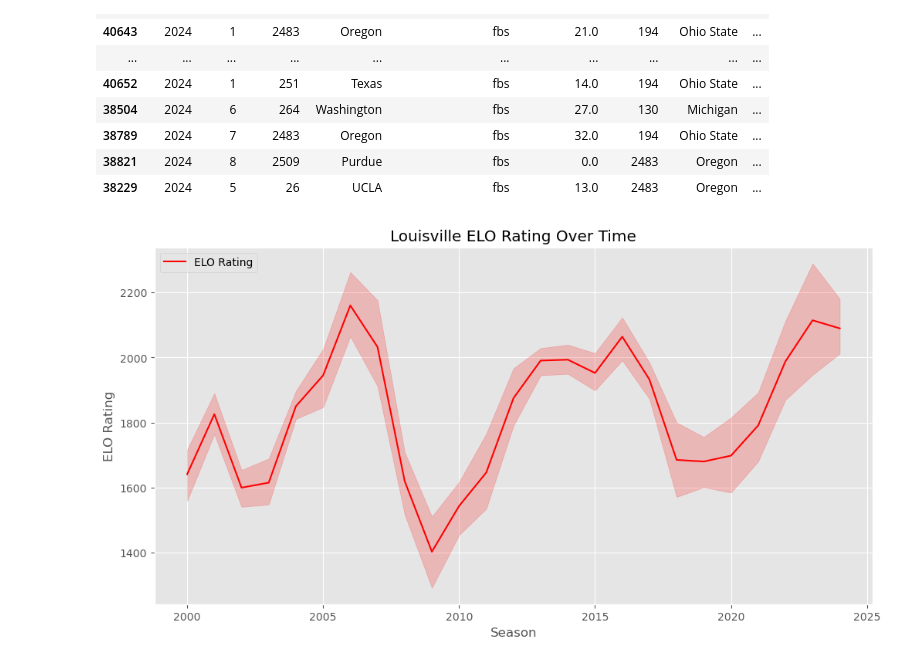
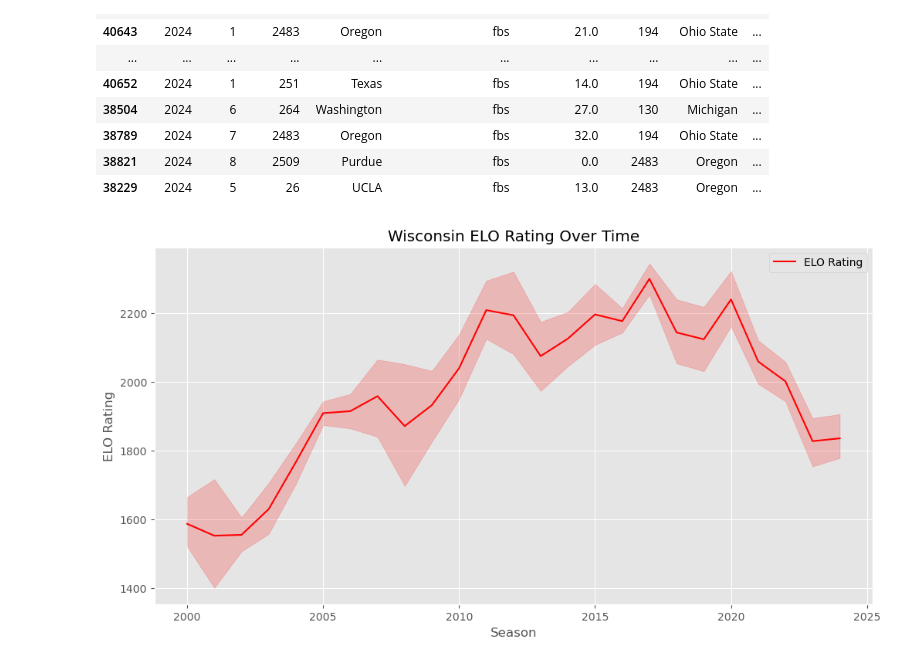
Before and after one commit to lneuendorf/4th-down-models, a Jupyter notebook: notebooks/elo.ipynb, the cells around one changed output. Drawn from its saved outputs; the diff is of its cells as text; code cells hidden in the pictures.

Commit message:
wisconsin elo plot

```diff
--- a/notebooks/elo.ipynb
+++ b/notebooks/elo.ipynb
@@ -233,24 +233,23 @@ df.query("season == 2024").sort_values('away_elo_post', ascending=False).head(20
 | 38821 | 2024 | 8 | 2509 | Purdue | fbs | 0.0 | 2483 | Oregon | ... |
 | 38229 | 2024 | 5 | 26 | UCLA | fbs | 13.0 | 2483 | Oregon | ... |
 # %%
-# can you create a plot of Wisconsin's ELO rating over time? plotying season on the x-axis and ELO rating on the y-axis
 import matplotlib.pyplot as plt
 import seaborn as sns
 
-team = "Louisville"
+team = "Wisconsin"
 
 df_wisconsin = df.query("home_team == @team | away_team == @team").copy()
 df_wisconsin.loc[:, 'elo'] = df_wisconsin['home_elo'].where(df_wisconsin['home_team'] == team, df_wisconsin['away_elo'])
 df_wisconsin.loc[:, 'elo_post'] = df_wisconsin['home_elo_post'].where(df_wisconsin['home_team'] == team, df_wisconsin['away_elo_post'])
 plt.style.use('ggplot')
 
 plt.figure(figsize=(12, 6))
 sns.lineplot(data=df_wisconsin, x='season', y='elo_post', label='ELO Rating', color='red')
 plt.title(f"{team} ELO Rating Over Time")
 plt.xlabel("Season")
 plt.ylabel("ELO Rating")
 plt.legend()
 
 plt.show()
 # %% [output]
-[figure, old version]
+[figure, new version]
```
